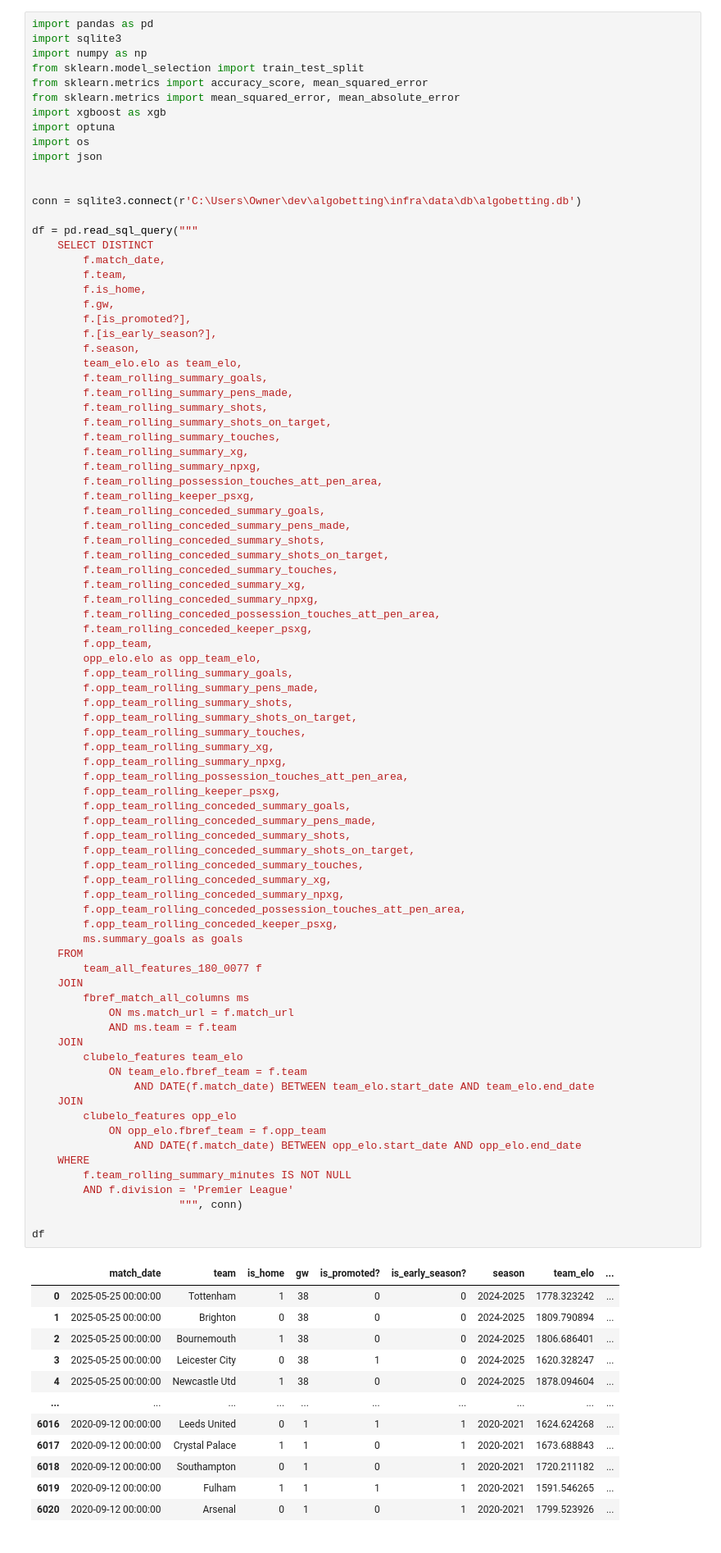
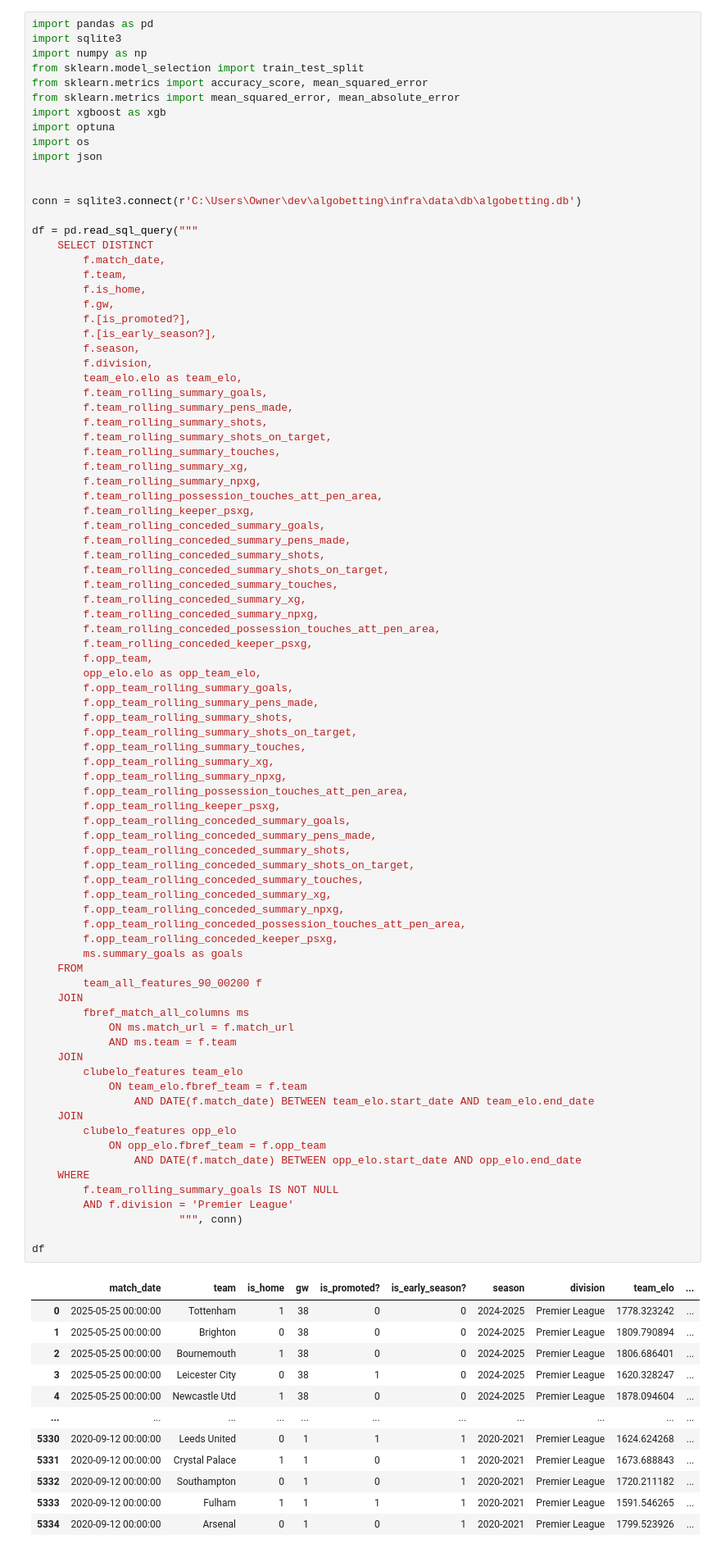
Before and after one commit to louis-porter/algobetting, a Jupyter notebook: algo/models/team_strength/xgb/xgb_team_strength_prem_simple.ipynb, the cells around one changed output. Shown at 82% size. Saved outputs shown, nothing was run; the diff lists cells and outputs as text.

```diff
--- a/algo/models/team_strength/xgb/xgb_team_strength_prem_simple.ipynb
+++ b/algo/models/team_strength/xgb/xgb_team_strength_prem_simple.ipynb
@@ -22,6 +22,7 @@ df = pd.read_sql_query("""
         f.[is_promoted?],
         f.[is_early_season?],
         f.season,
+        f.division,
         team_elo.elo as team_elo,
         f.team_rolling_summary_goals,
         f.team_rolling_summary_pens_made,
@@ -54,44 +55,44 @@ df = pd.read_sql_query("""
         f.opp_team_rolling_keeper_psxg,
         f.opp_team_rolling_conceded_summary_goals,
         f.opp_team_rolling_conceded_summary_pens_made,
         f.opp_team_rolling_conceded_summary_shots,
         f.opp_team_rolling_conceded_summary_shots_on_target,
         f.opp_team_rolling_conceded_summary_touches,
         f.opp_team_rolling_conceded_summary_xg,
         f.opp_team_rolling_conceded_summary_npxg,
         f.opp_team_rolling_conceded_possession_touches_att_pen_area,
         f.opp_team_rolling_conceded_keeper_psxg,
         ms.summary_goals as goals
     FROM
-        team_all_features_180_0077 f
+        team_all_features_90_00200 f
     JOIN
         fbref_match_all_columns ms
             ON ms.match_url = f.match_url
             AND ms.team = f.team
     JOIN
         clubelo_features team_elo
             ON team_elo.fbref_team = f.team
                 AND DATE(f.match_date) BETWEEN team_elo.start_date AND team_elo.end_date
     JOIN
         clubelo_features opp_elo
             ON opp_elo.fbref_team = f.opp_team
                 AND DATE(f.match_date) BETWEEN opp_elo.start_date AND opp_elo.end_date
     WHERE
-        f.team_rolling_summary_minutes IS NOT NULL
+        f.team_rolling_summary_goals IS NOT NULL
         AND f.division = 'Premier League'
                        """, conn)
 
 df
 # %% [output]
-|  | match_date | team | is_home | gw | is_promoted? | is_early_season? | season | team_elo | ... |
-| 0 | 2025-05-25 00:00:00 | Tottenham | 1 | 38 | 0 | 0 | 2024-2025 | 1778.323242 | ... |
-| 1 | 2025-05-25 00:00:00 | Brighton | 0 | 38 | 0 | 0 | 2024-2025 | 1809.790894 | ... |
-| 2 | 2025-05-25 00:00:00 | Bournemouth | 1 | 38 | 0 | 0 | 2024-2025 | 1806.686401 | ... |
-| 3 | 2025-05-25 00:00:00 | Leicester City | 0 | 38 | 1 | 0 | 2024-2025 | 1620.328247 | ... |
-| 4 | 2025-05-25 00:00:00 | Newcastle Utd | 1 | 38 | 0 | 0 | 2024-2025 | 1878.094604 | ... |
-| ... | ... | ... | ... | ... | ... | ... | ... | ... | ... |
-| 6016 | 2020-09-12 00:00:00 | Leeds United | 0 | 1 | 1 | 1 | 2020-2021 | 1624.624268 | ... |
-| 6017 | 2020-09-12 00:00:00 | Crystal Palace | 1 | 1 | 0 | 1 | 2020-2021 | 1673.688843 | ... |
-| 6018 | 2020-09-12 00:00:00 | Southampton | 0 | 1 | 0 | 1 | 2020-2021 | 1720.211182 | ... |
-| 6019 | 2020-09-12 00:00:00 | Fulham | 1 | 1 | 1 | 1 | 2020-2021 | 1591.546265 | ... |
-| 6020 | 2020-09-12 00:00:00 | Arsenal | 0 | 1 | 0 | 1 | 2020-2021 | 1799.523926 | ... |
+|  | match_date | team | is_home | gw | is_promoted? | is_early_season? | season | division | team_elo | ... |
+| 0 | 2025-05-25 00:00:00 | Tottenham | 1 | 38 | 0 | 0 | 2024-2025 | Premier League | 1778.323242 | ... |
+| 1 | 2025-05-25 00:00:00 | Brighton | 0 | 38 | 0 | 0 | 2024-2025 | Premier League | 1809.790894 | ... |
+| 2 | 2025-05-25 00:00:00 | Bournemouth | 1 | 38 | 0 | 0 | 2024-2025 | Premier League | 1806.686401 | ... |
+| 3 | 2025-05-25 00:00:00 | Leicester City | 0 | 38 | 1 | 0 | 2024-2025 | Premier League | 1620.328247 | ... |
+| 4 | 2025-05-25 00:00:00 | Newcastle Utd | 1 | 38 | 0 | 0 | 2024-2025 | Premier League | 1878.094604 | ... |
+| ... | ... | ... | ... | ... | ... | ... | ... | ... | ... | ... |
+| 5330 | 2020-09-12 00:00:00 | Leeds United | 0 | 1 | 1 | 1 | 2020-2021 | Premier League | 1624.624268 | ... |
+| 5331 | 2020-09-12 00:00:00 | Crystal Palace | 1 | 1 | 0 | 1 | 2020-2021 | Premier League | 1673.688843 | ... |
+| 5332 | 2020-09-12 00:00:00 | Southampton | 0 | 1 | 0 | 1 | 2020-2021 | Premier League | 1720.211182 | ... |
+| 5333 | 2020-09-12 00:00:00 | Fulham | 1 | 1 | 1 | 1 | 2020-2021 | Premier League | 1591.546265 | ... |
+| 5334 | 2020-09-12 00:00:00 | Arsenal | 0 | 1 | 0 | 1 | 2020-2021 | Premier League | 1799.523926 | ... |
```
Also changed, not shown: parts of 7 cells of this notebook, 18 other files.
